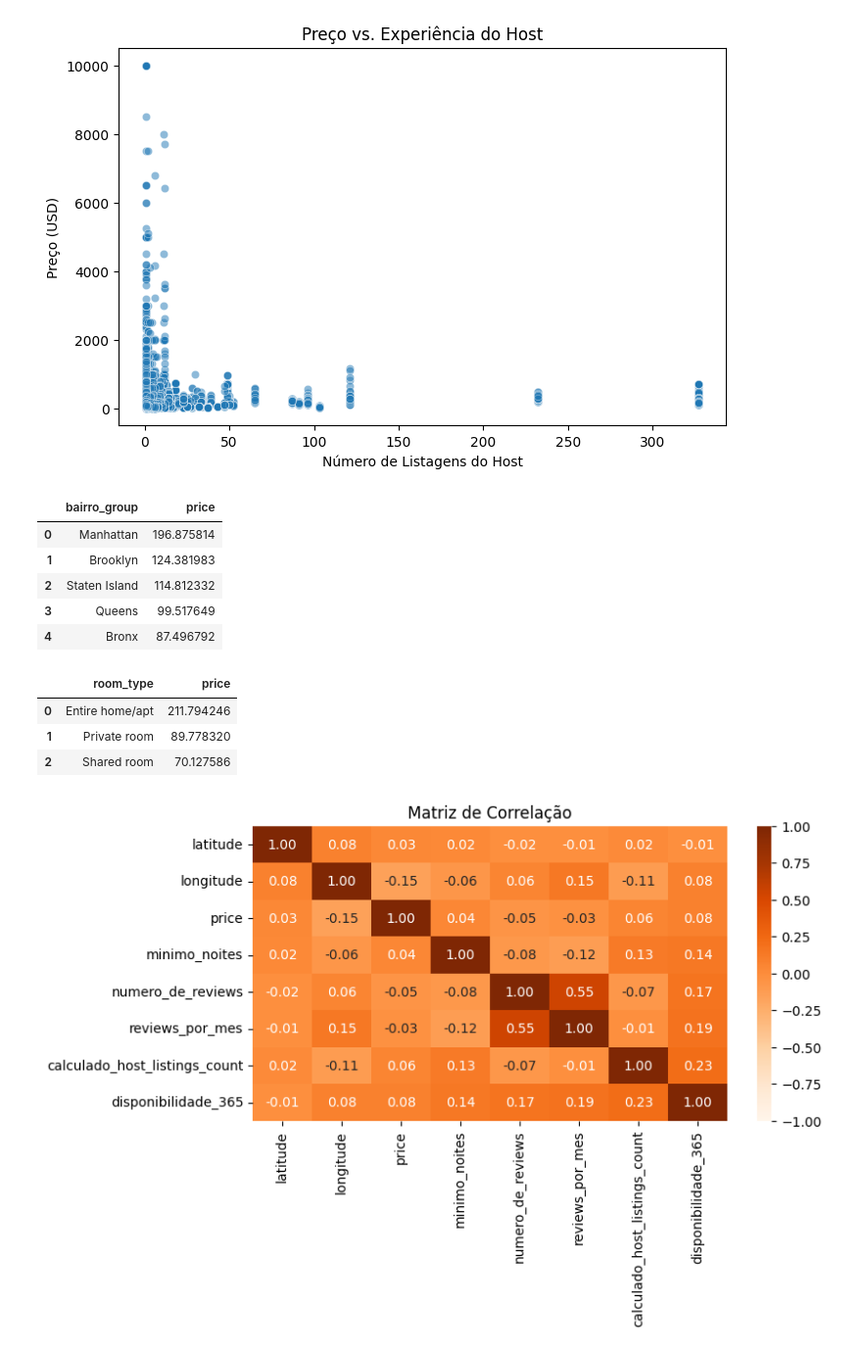
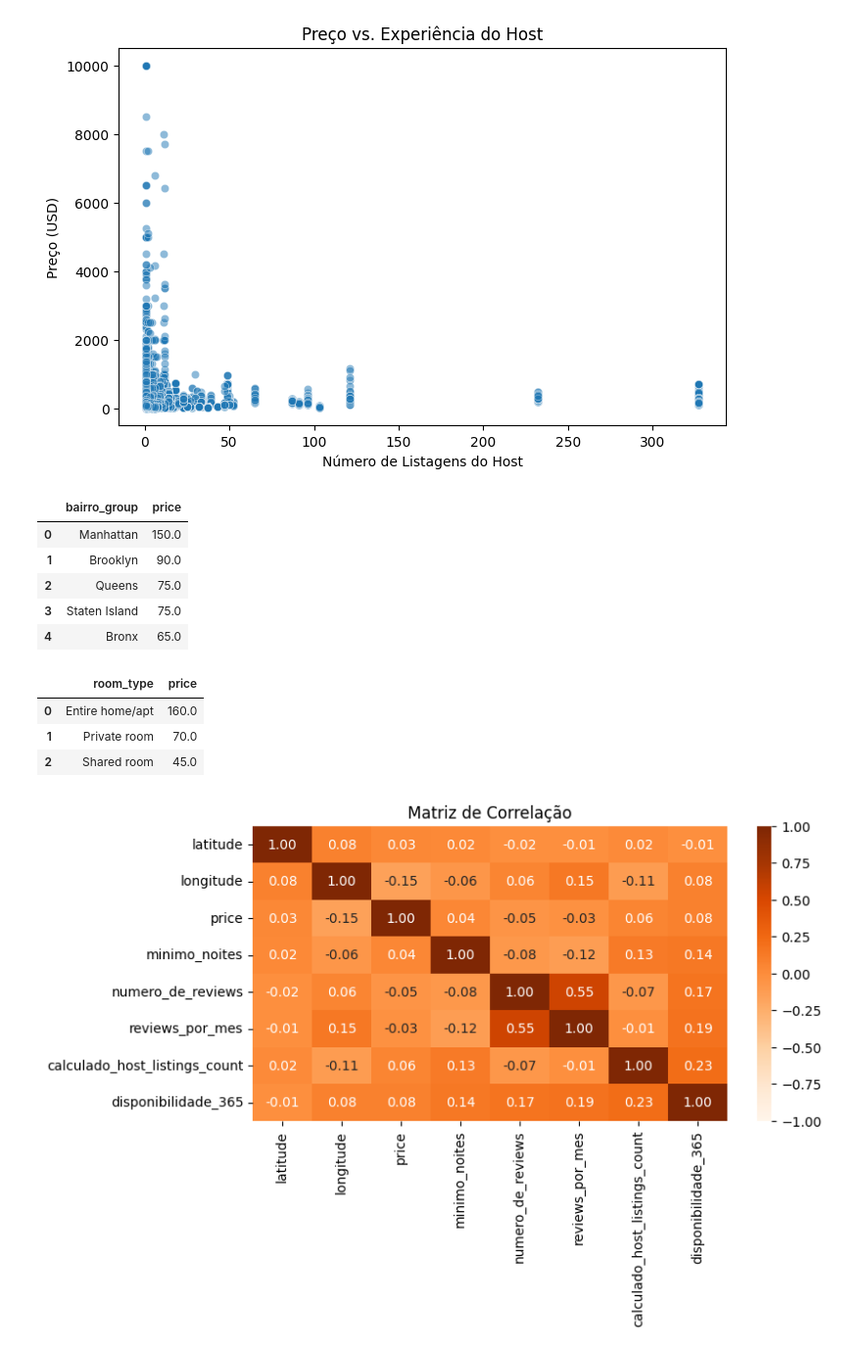
Before and after one commit to igormatt0s/modelo-previsao-precos-imoveis-NY, a Jupyter notebook: Modelo.ipynb, the cells around one changed output. Shown at 98% size. Drawn from its saved outputs; the diff is of its cells as text; code cells hidden in the pictures.

```diff
--- a/Modelo.ipynb
+++ b/Modelo.ipynb
@@ -230,22 +228,22 @@ plt.show()
 [figure]
 # %%
 # Anúncios em bairros mais centrais tendem a ter preços mais altos?
-df.groupby('bairro_group')['price'].mean().sort_values(ascending=False).reset_index()
+df.groupby('bairro_group')['price'].median().sort_values(ascending=False).reset_index()
 # %% [output]
 |  | bairro_group | price |
-| 0 | Manhattan | 196.875814 |
-| 1 | Brooklyn | 124.381983 |
-| 2 | Staten Island | 114.812332 |
-| 3 | Queens | 99.517649 |
-| 4 | Bronx | 87.496792 |
+| 0 | Manhattan | 150.0 |
+| 1 | Brooklyn | 90.0 |
+| 2 | Queens | 75.0 |
+| 3 | Staten Island | 75.0 |
+| 4 | Bronx | 65.0 |
 # %%
 # Quartos inteiros têm preços significativamente mais altos que quartos compartilhados?
-df.groupby('room_type')['price'].mean().reset_index()
+df.groupby('room_type')['price'].median().reset_index()
 # %% [output]
 |  | room_type | price |
-| 0 | Entire home/apt | 211.794246 |
-| 1 | Private room | 89.778320 |
-| 2 | Shared room | 70.127586 |
+| 0 | Entire home/apt | 160.0 |
+| 1 | Private room | 70.0 |
+| 2 | Shared room | 45.0 |
 # %%
 # Matriz de correlação
 plt.figure(figsize=(8, 4))
```
Also changed, not shown: parts of 16 cells of this notebook.
